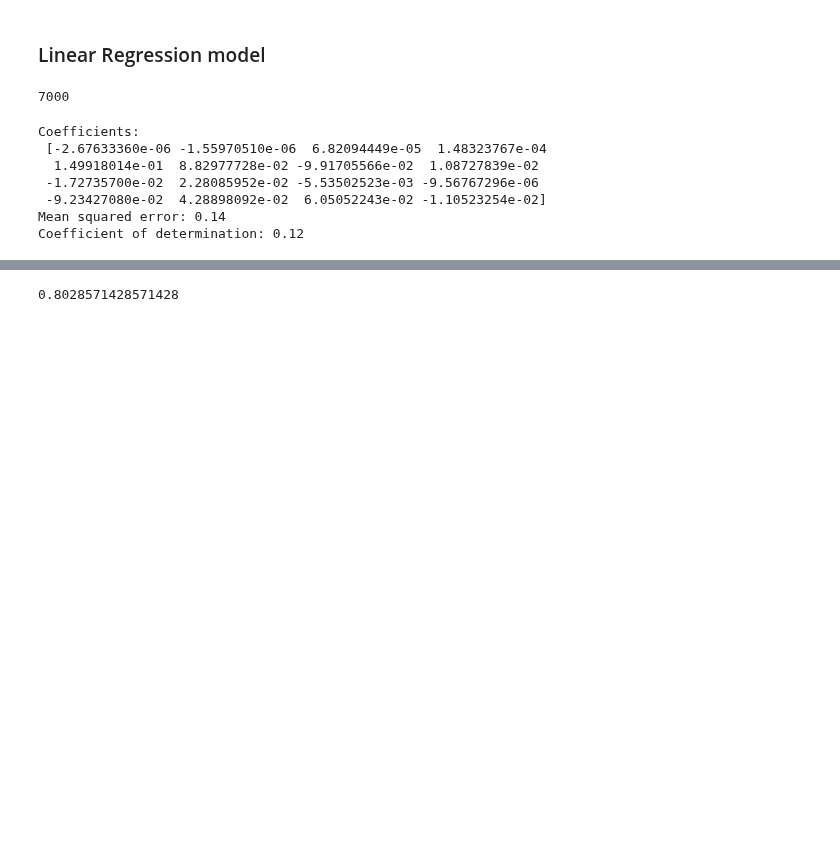
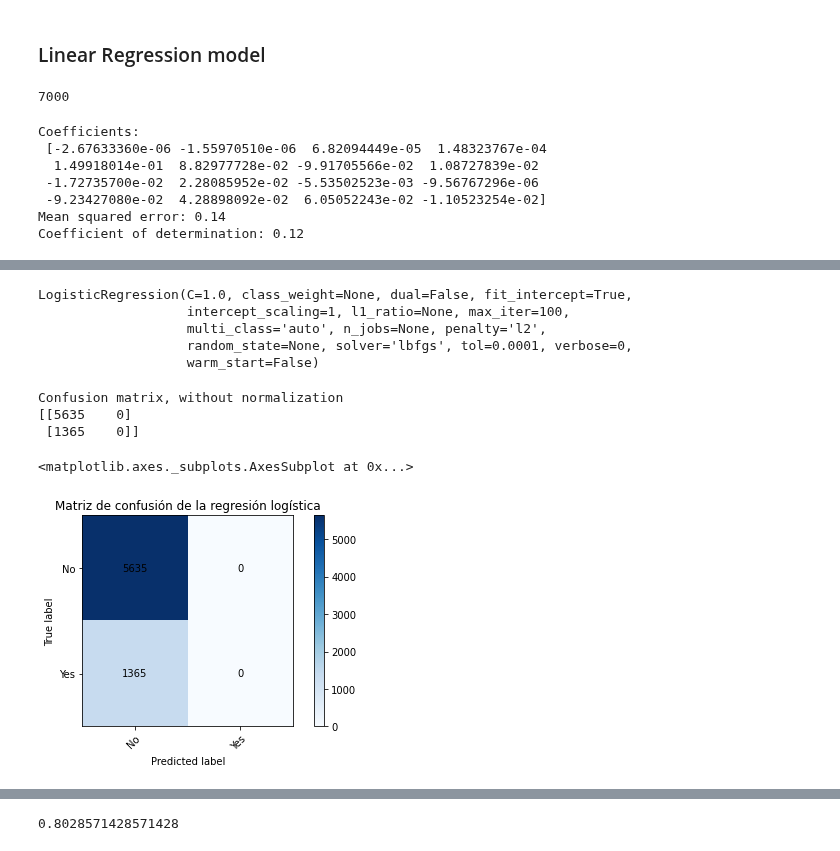
Before and after one commit to sarasabino/Accident_Rate_Project, a Jupyter notebook: Src/Notebooks/Model_selection.ipynb, the cells around one changed output, grey strips where cells are left out. Drawn from its saved outputs; the diff is of its cells as text; code cells hidden in the pictures; blank space fills up the shorter version.

```diff
--- a/Src/Notebooks/Model_selection.ipynb
+++ b/Src/Notebooks/Model_selection.ipynb
@@ -88,0 +177,24 @@ Coefficient of determination: 0.12
+# %%
+clf = LogisticRegression()
+# %%
+y_train = y_train.apply(str).replace('1', 'Yes').replace('0', 'No')
+
+y_test = y_test.apply(str).replace('1', 'Yes').replace('0', 'No')
+# %%
+clf.fit(X_train, y_train)
+# %% [output]
+LogisticRegression(C=1.0, class_weight=None, dual=False, fit_intercept=True,
+                   intercept_scaling=1, l1_ratio=None, max_iter=100,
+                   multi_class='auto', n_jobs=None, penalty='l2',
+                   random_state=None, solver='lbfgs', tol=0.0001, verbose=0,
+                   warm_start=False)
+# %%
+y_pred_log_reg=clf.predict(X_test)
+classes = ['No', 'Yes']
+plot_confusion_matrix(y_test, y_pred_log_reg, classes=classes, title='Matriz de confusión de la regresión logística')
+# %% [output]
+Confusion matrix, without normalization
+[[5635    0]
+ [1365    0]]
+<matplotlib.axes._subplots.AxesSubplot at 0x...>
+[figure, added]
```
Also changed, not shown: parts of 46 cells of this notebook.
